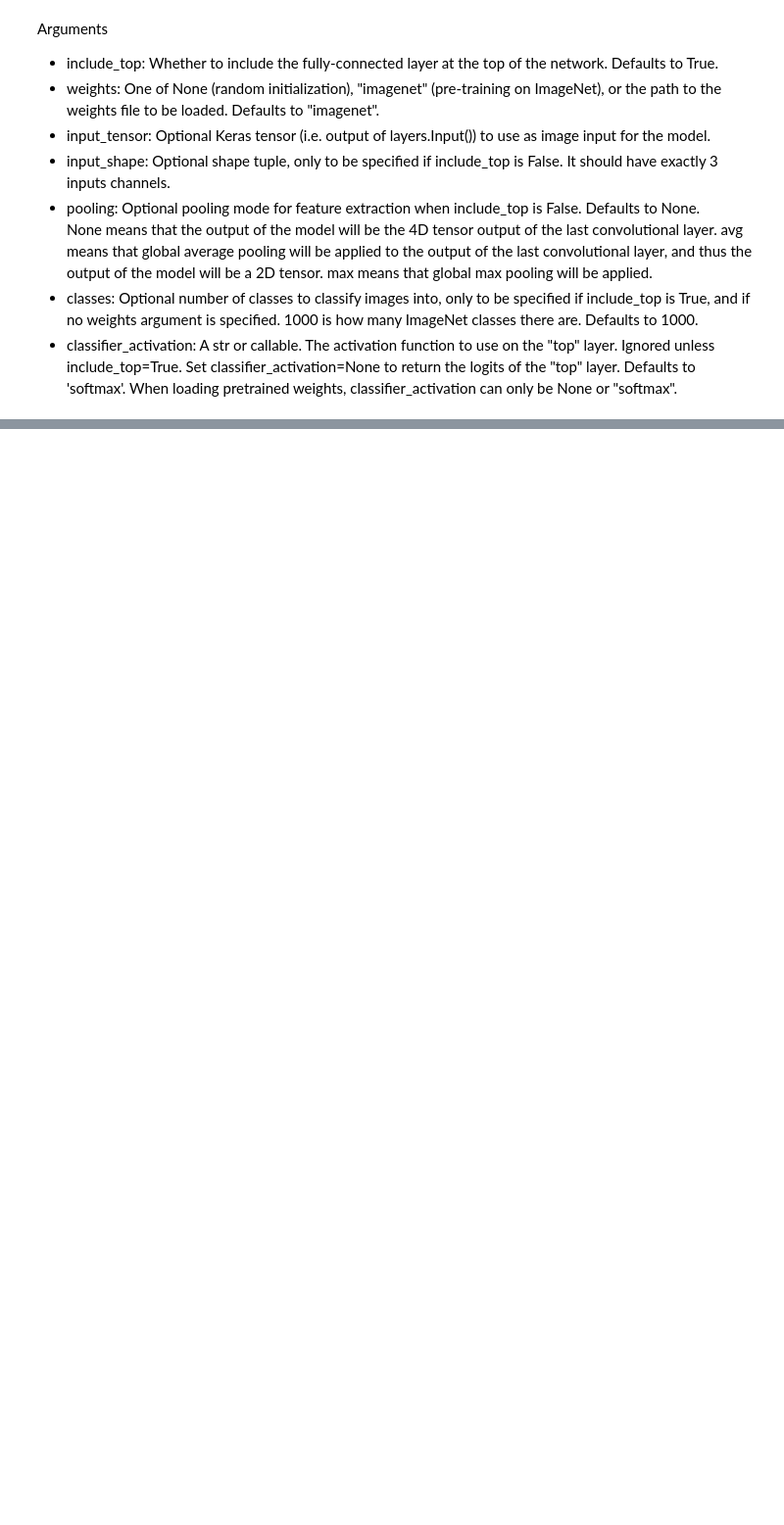
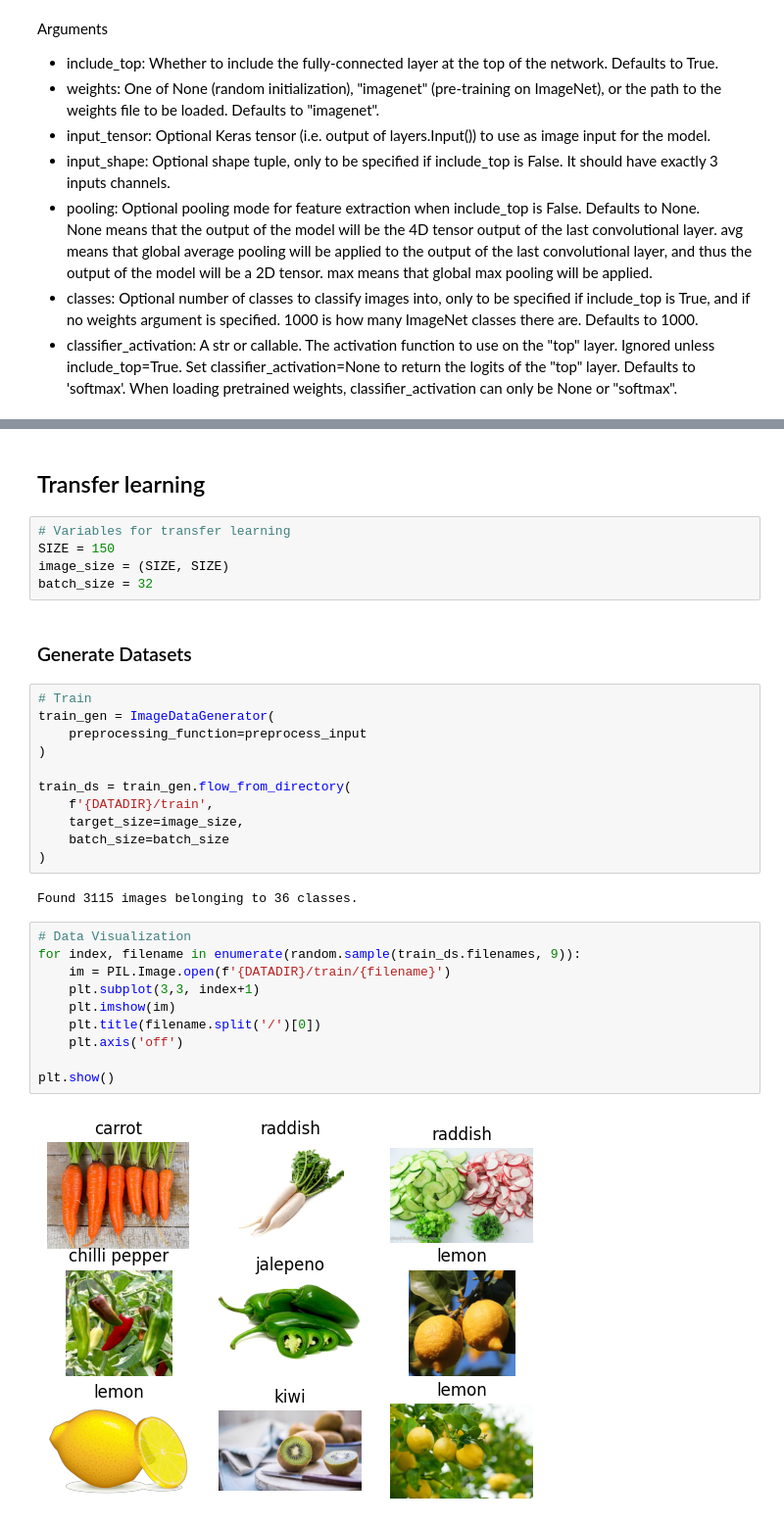
Before and after one commit to belichenkoas/fruits-and-vegetables, a Jupyter notebook: classifier.ipynb, the cells around one changed output, grey strips where cells are left out. Shown at 98% size. Cells and saved outputs as stored; diff of their text form; blank space fills up the shorter version.

Commit message:
Added transfer learning

```diff
--- a/classifier.ipynb
+++ b/classifier.ipynb
@@ -70,0 +96,34 @@ decode_predictions(pred)
+# %% [markdown]
+## Transfer learning
+# %%
+# Variables for transfer learning
+SIZE = 150
+image_size = (SIZE, SIZE)
+batch_size = 32
+# %% [markdown]
+### Generate Datasets
+# %%
+# Train
+train_gen = ImageDataGenerator(
+    preprocessing_function=preprocess_input
+)
+
+train_ds = train_gen.flow_from_directory(
+    f'{DATADIR}/train',
+    target_size=image_size,
+    batch_size=batch_size
+)
+# %% [output]
+Found 3115 images belonging to 36 classes.
+# %%
+# Data Visualization
+for index, filename in enumerate(random.sample(train_ds.filenames, 9)):
+    im = PIL.Image.open(f'{DATADIR}/train/{filename}')
+    plt.subplot(3,3, index+1)
+    plt.imshow(im)
+    plt.title(filename.split('/')[0])
+    plt.axis('off')
+
+plt.show()
+# %% [output]
+[figure, added]
```
Also changed, not shown: parts of 30 cells of this notebook.
